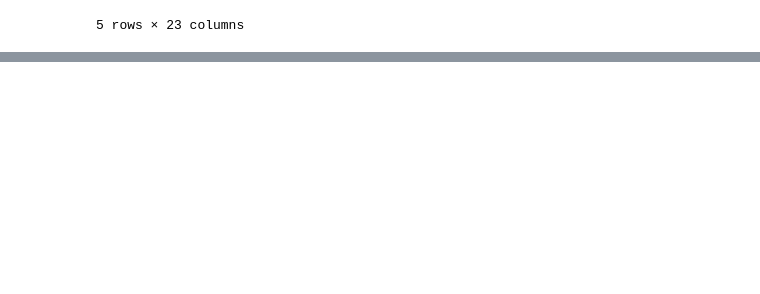
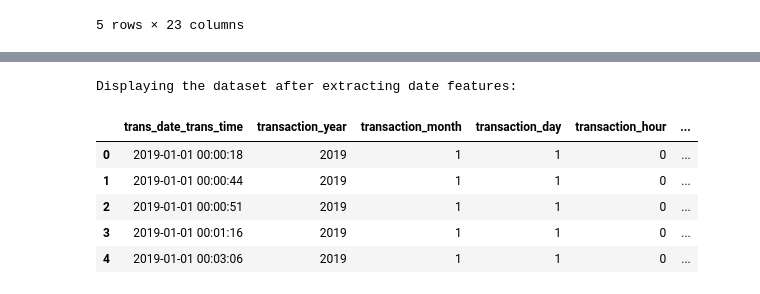
Before and after one commit to EDMMaster/FraudDetection, a Jupyter notebook: main.ipynb, the cells around one changed output, grey strips where cells are left out. Drawn from its saved outputs; the diff is of its cells as text; code cells hidden in the pictures; blank space fills up the shorter version.

```diff
--- a/main.ipynb
+++ b/main.ipynb
@@ -55,0 +125,23 @@ fraud_test_df.head()
+# %%
+# Convert 'trans_date_trans_time' to datetime
+fraud_train_df['trans_date_trans_time'] = pd.to_datetime(fraud_train_df['trans_date_trans_time'])
+
+# Extracting year, month, day, hour, and day of the week as new features
+fraud_train_df['transaction_year'] = fraud_train_df['trans_date_trans_time'].dt.year
+fraud_train_df['transaction_month'] = fraud_train_df['trans_date_trans_time'].dt.month
+fraud_train_df['transaction_day'] = fraud_train_df['trans_date_trans_time'].dt.day
+fraud_train_df['transaction_hour'] = fraud_train_df['trans_date_trans_time'].dt.hour
+fraud_train_df['transaction_dayofweek'] = fraud_train_df['trans_date_trans_time'].dt.dayofweek
+
+# Displaying the first few rows to verify the new columns
+print("\nDisplaying the dataset after extracting date features:")
+display(fraud_train_df[['trans_date_trans_time', 'transaction_year', 'transaction_month',
+                        'transaction_day', 'transaction_hour', 'transaction_dayofweek']].head())
+# %% [output]
+Displaying the dataset after extracting date features:
+|  | trans_date_trans_time | transaction_year | transaction_month | transaction_day | transaction_hour | ... |
+| 0 | 2019-01-01 00:00:18 | 2019 | 1 | 1 | 0 | ... |
+| 1 | 2019-01-01 00:00:44 | 2019 | 1 | 1 | 0 | ... |
+| 2 | 2019-01-01 00:00:51 | 2019 | 1 | 1 | 0 | ... |
+| 3 | 2019-01-01 00:01:16 | 2019 | 1 | 1 | 0 | ... |
+| 4 | 2019-01-01 00:03:06 | 2019 | 1 | 1 | 0 | ... |
```
Also changed, not shown: parts of 16 cells of this notebook.
